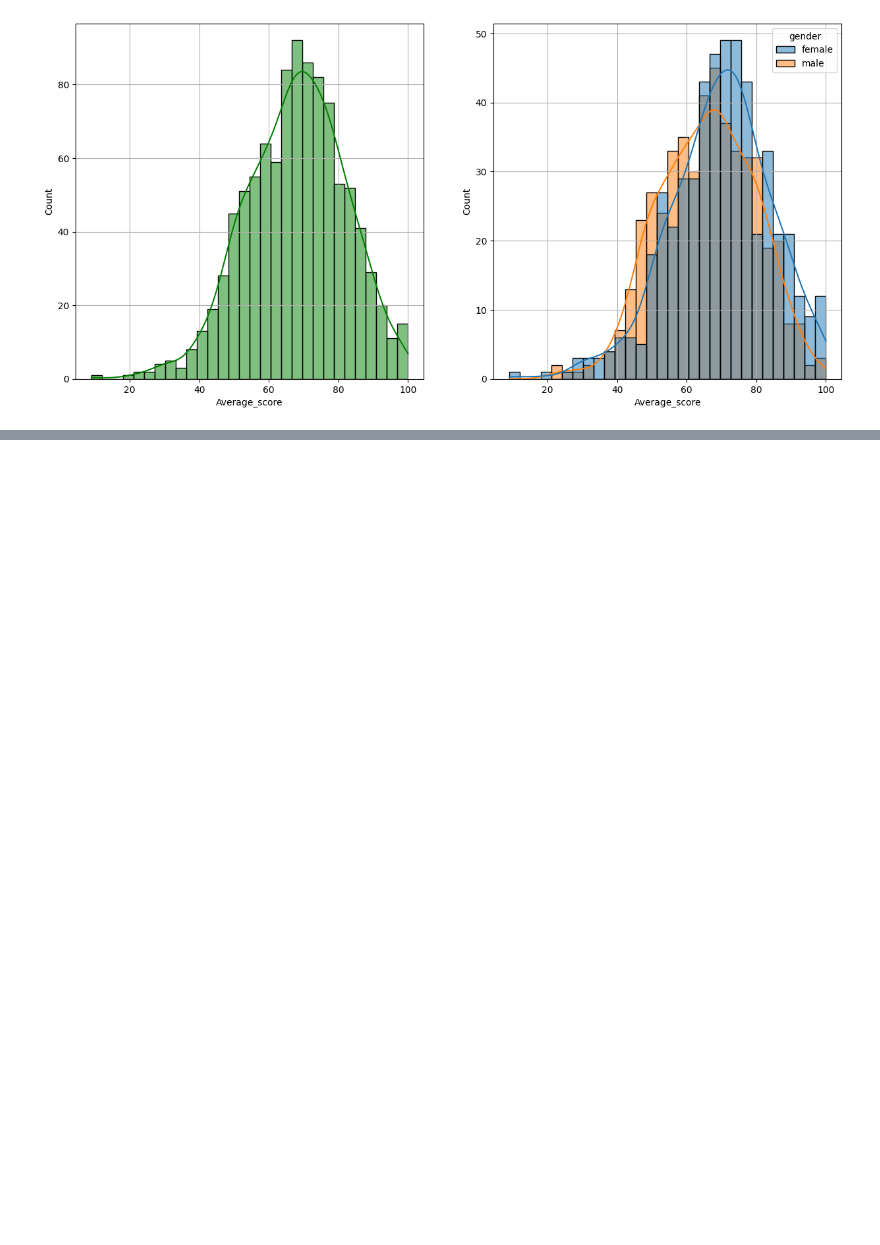
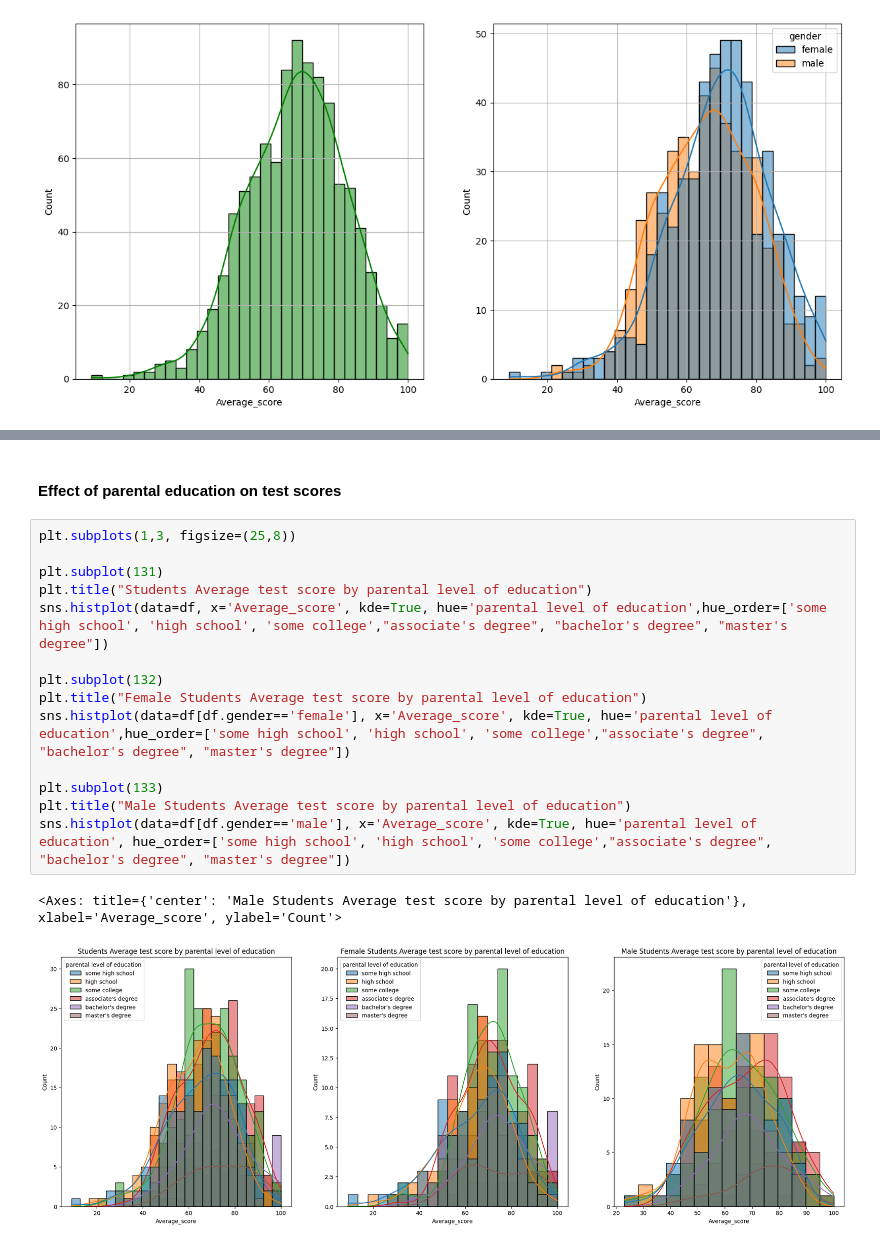
Before and after one commit to DwaipayanMistry/StudentsPerformance_DS-ML, a Jupyter notebook: notebook/EDA-Students-Performance.ipynb, the cells around one changed output, grey strips where cells are left out. Drawn from its saved outputs; the diff is of its cells as text; blank space fills up the shorter version.

```diff
--- a/notebook/EDA-Students-Performance.ipynb
+++ b/notebook/EDA-Students-Performance.ipynb
@@ -234,0 +306,19 @@ plt.show()
+# %% [markdown]
+#### Effect of parental education on test scores
+# %%
+plt.subplots(1,3, figsize=(25,8))
+
+plt.subplot(131)
+plt.title("Students Average test score by parental level of education")
+sns.histplot(data=df, x='Average_score', kde=True, hue='parental level of education',hue_order=['some high school', 'high school', 'some college',"associate's degree", "bachelor's degree", "master's degree"])
+
+plt.subplot(132)
+plt.title("Female Students Average test score by parental level of education")
+sns.histplot(data=df[df.gender=='female'], x='Average_score', kde=True, hue='parental level of education',hue_order=['some high school', 'high school', 'some college',"associate's degree", "bachelor's degree", "master's degree"])
+
+plt.subplot(133)
+plt.title("Male Students Average test score by parental level of education")
+sns.histplot(data=df[df.gender=='male'], x='Average_score', kde=True, hue='parental level of education', hue_order=['some high school', 'high school', 'some college',"associate's degree", "bachelor's degree", "master's degree"])
+# %% [output]
+<Axes: title={'center': 'Male Students Average test score by parental level of education'}, xlabel='Average_score', ylabel='Count'>
+[figure, added]
```
Also changed, not shown: parts of 31 cells of this notebook, 1 other file.
